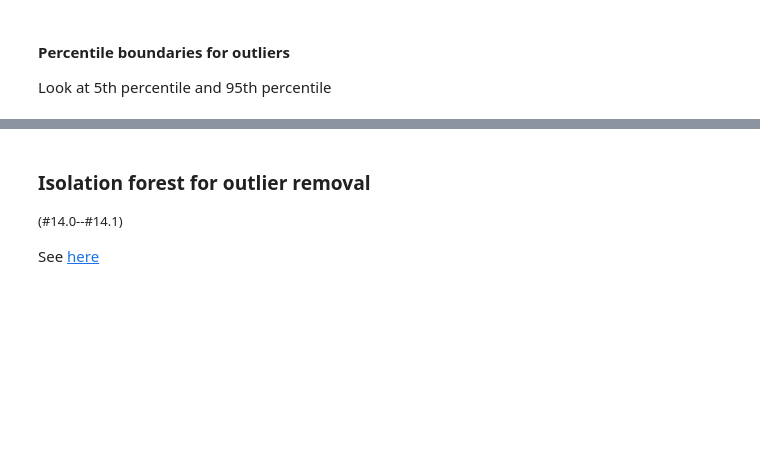
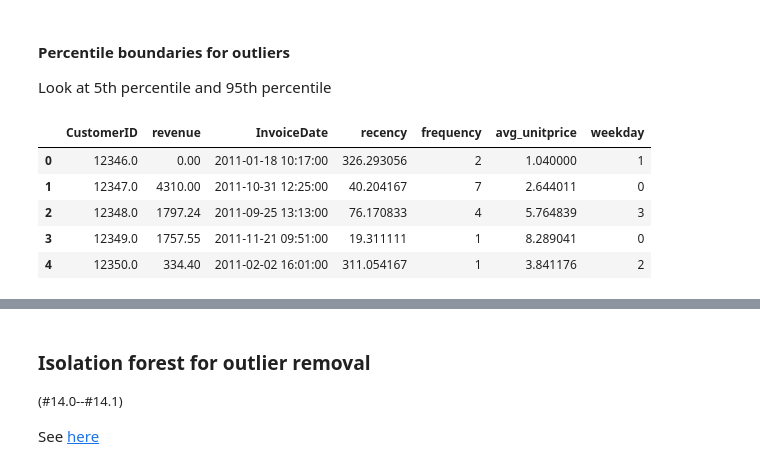
Before and after one commit to harnalashok/Clustering, a Jupyter notebook: online_retail_rfm.ipynb, the cells around one changed output, grey strips where cells are left out. Drawn from its saved outputs; the diff is of its cells as text; code cells hidden in the pictures; blank space fills up the shorter version.

```diff
--- a/online_retail_rfm.ipynb
+++ b/online_retail_rfm.ipynb
@@ -909,6 +961,15 @@ _=sns.histplot(data = rfm_aw_iqr, x = "frequency" ,ax = ax[2])
 # %% [markdown]
 #### Percentile boundaries for outliers
 Look at 5th percentile and 95th percentile
+# %%
+rfm.head()
+# %% [output]
+|  | CustomerID | revenue | InvoiceDate | recency | frequency | avg_unitprice | weekday |
+| 0 | 12346.0 | 0.00 | 2011-01-18 10:17:00 | 326.293056 | 2 | 1.040000 | 1 |
+| 1 | 12347.0 | 4310.00 | 2011-10-31 12:25:00 | 40.204167 | 7 | 2.644011 | 0 |
+| 2 | 12348.0 | 1797.24 | 2011-09-25 13:13:00 | 76.170833 | 4 | 5.764839 | 3 |
+| 3 | 12349.0 | 1757.55 | 2011-11-21 09:51:00 | 19.311111 | 1 | 8.289041 | 0 |
+| 4 | 12350.0 | 334.40 | 2011-02-02 16:01:00 | 311.054167 | 1 | 3.841176 | 2 |
 # %%
 # 13.0 Using percentile as cut-off
 
```
Also changed, not shown: parts of 12 cells of this notebook.
